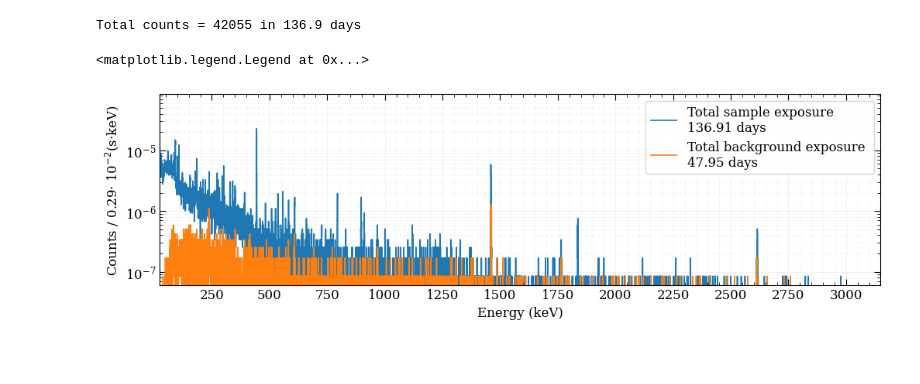
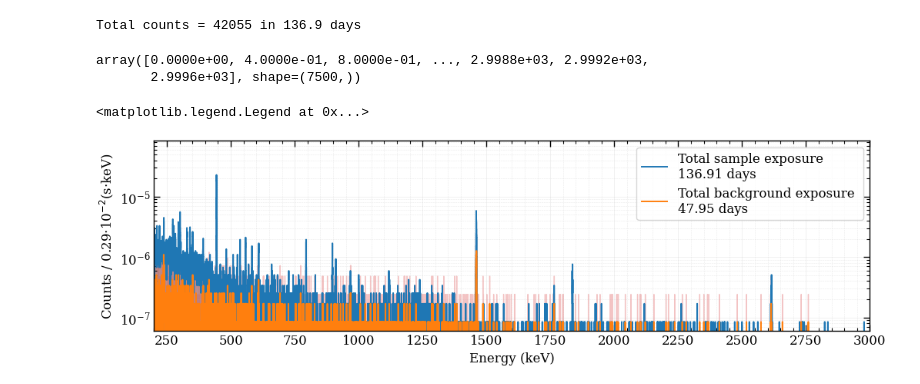
Before and after one commit to RitaF00/ZrO2-double-beta-decay, a Jupyter notebook: Calibrated_run2_baclground_comparison.ipynb, the cells around one changed output. Cells and saved outputs as stored; diff of their text form; code cells hidden in the pictures; blank space fills up the shorter version.

```diff
--- a/Calibrated_run2_baclground_comparison.ipynb
+++ b/Calibrated_run2_baclground_comparison.ipynb
@@ -29,7 +29,7 @@ plt.rcParams.update({
 # %%
 file_path = "csv-files/run1.csv"
 data_run1 = pd.read_csv(file_path, header=None)
-file_path3 = "csv-files/run3.csv"
+file_path3 = "csv-files/90_days.csv"
 data_run2 = pd.read_csv(file_path3, header=None)
 
 spectrum_run1 = data_run1[0].values
@@ -37,7 +37,7 @@ spectrum_run2 = data_run2[0].values
 spectrum_run3 = spectrum_run2
 
 t_run1 = 4279386 # 50 days exposure
-t_run2 = 5151460 # 60 days exposure
+t_run2 = 7550023 # 90 days exposure
 
 t_tot = t_run1 + t_run2
 # %%
@@ -51,9 +51,14 @@ br2 = 2.78
 cr2 = 8.4771*1e-7
 
 
+
 ar3 = 4.17351849e-01
 br3 =  5.03999145e-01
 cr3 = 1.19722147e-07
+
+ar3 =  1.2696e-01
+br3  = 4.179423e-01
+cr3 = 1.514025e-08
 # %%
 E_kev_run1 =  np.arange(len(spectrum_run1)) * ar1 + br1 + cr1 * np.arange(len(spectrum_run1))**2
 mask = (E_kev_run1>=0) & (E_kev_run1 <= 3000)
@@ -65,7 +70,7 @@ mask = (E_kev_run2>=0) & (E_kev_run2 <= 3000)
 E_kev_run2 = E_kev_run2[mask]
 spectrum_run2 = spectrum_run2[mask]
 
-E_kev_run3 =  np.arange(len(spectrum_run3)) * ar3 + br3 + cr3 * np.arange(len(spectrum_run3))**2
+E_kev_run3 =  np.arange(len(spectrum_run3)) * br3 + ar3 + cr3 * np.arange(len(spectrum_run3))**2
 mask = (E_kev_run3>=0) & (E_kev_run3 <= 3000)
 E_kev_run3 = E_kev_run3[mask]
 spectrum_run3 = spectrum_run3[mask]
@@ -361,40 +367,61 @@ Total counts = 42055 in 136.9 days
 E_bkg, N_bkg = load_spectrum("csv-files/bkg.csv",
                                 FILES['50d']['calibration'])
 t_bkg = 47.95 * 24 * 60 * 60
+# %%
+BINS
+# %% [output]
+array([0.0000e+00, 4.0000e-01, 8.0000e-01, ..., 2.9988e+03, 2.9992e+03,
+       2.9996e+03], shape=(7500,))
 # %%
 from matplotlib.ticker import LogLocator
 from matplotlib.ticker import NullFormatter
 
 
 fig, ax = plt.subplots(figsize=(12, 3.2))  # EPJC double column
+BIN_WIDTH =0.4
+BINS = np.arange(220,3000, BIN_WIDTH)
 plt.step(E_tot, Ntot/t_tot, label = f'Total sample exposure \n{t_tot/(24 * 60 * 60) :.2f} days')
 plt.step(E_bkg, N_bkg/t_tot, label = f'Total background exposure \n{t_bkg/(24 * 60 * 60) :.2f} days')
 
 plt.ylabel(
     fr'Counts / {(E_tot[1]-E_tot[0])/(t_tot/(24*60*60))*100:.2f}$\cdot$10$^{{-2}}$(s$\cdot$keV)',
      fontsize = 12
 )
 
+plt.fill_between(
+    E_tot,
+    Ntot/t_tot,
+    step='mid',
+    alpha=0.30,
+    color='black'
+)
 
+plt.fill_between(
+    E_bkg,
+    N_bkg/t_bkg,
+    step='mid',
+    alpha=0.25,
+    color='tab:red'
+)
 # ---------------- X axis ticks ----------------
 ax.xaxis.set_major_locator(MultipleLocator(250))
 ax.xaxis.set_minor_locator(MultipleLocator(50))  # molti più minor ticks
 # ---------------- Y axis (log) ----------------
 ax.yaxis.set_major_locator(LogLocator(base=10))
 ax.yaxis.set_minor_locator(LogLocator(base=10, subs=np.arange(2, 10)*0.1))
 ax.yaxis.set_minor_formatter(NullFormatter())
 
 # ---------------- tick style ----------------
 ax.tick_params(which='major', direction='in', length=6, top=True, right=True)
 ax.tick_params(which='minor', direction='in', length=3, top=True, right=True)
 ax.tick_params(axis='both', which='major', labelsize=12)
 # ---------------- grid ----------------
 ax.grid(which='major', linestyle='-', linewidth=0.5, alpha=0.25)
 ax.grid(which='minor', linestyle='--', linewidth=0.4, alpha=0.25)
 plt.xlabel('Energy (keV)', fontsize = 12)
 plt.yscale('log')
-plt.xlim(25)
+plt.xlim(200, 3000)
 plt.legend(fontsize = 12)
 # %% [output]
 <matplotlib.legend.Legend at 0x...>
-[figure, old version]
+[figure, new version]
```
Also changed, not shown: parts of 7 cells of this notebook, 6 other files.
